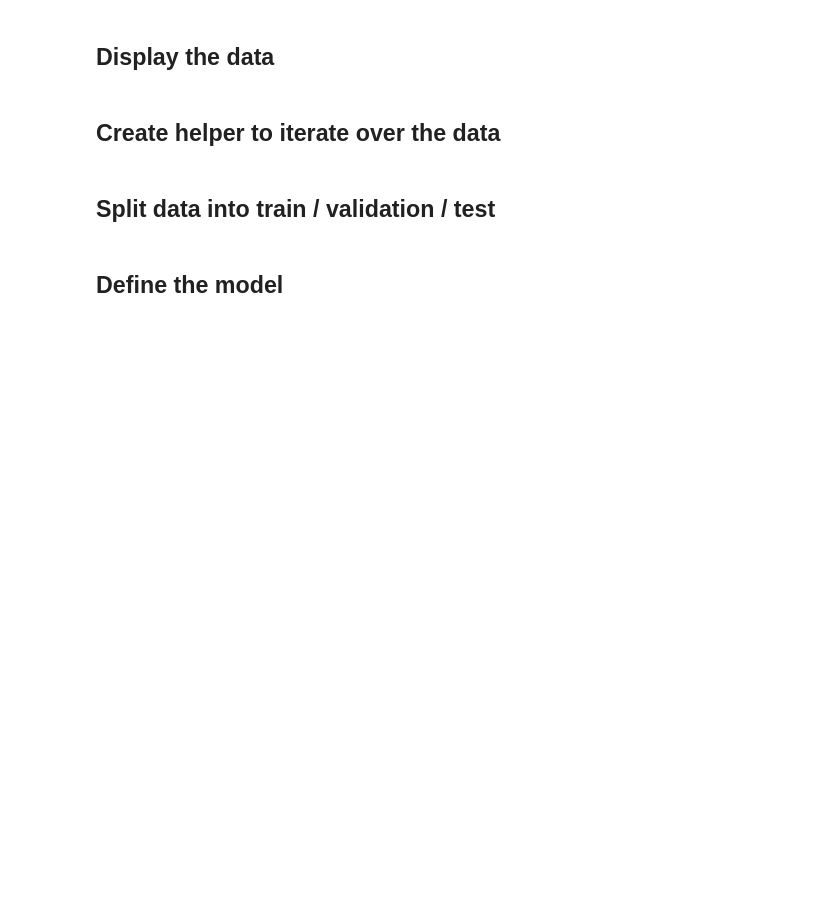
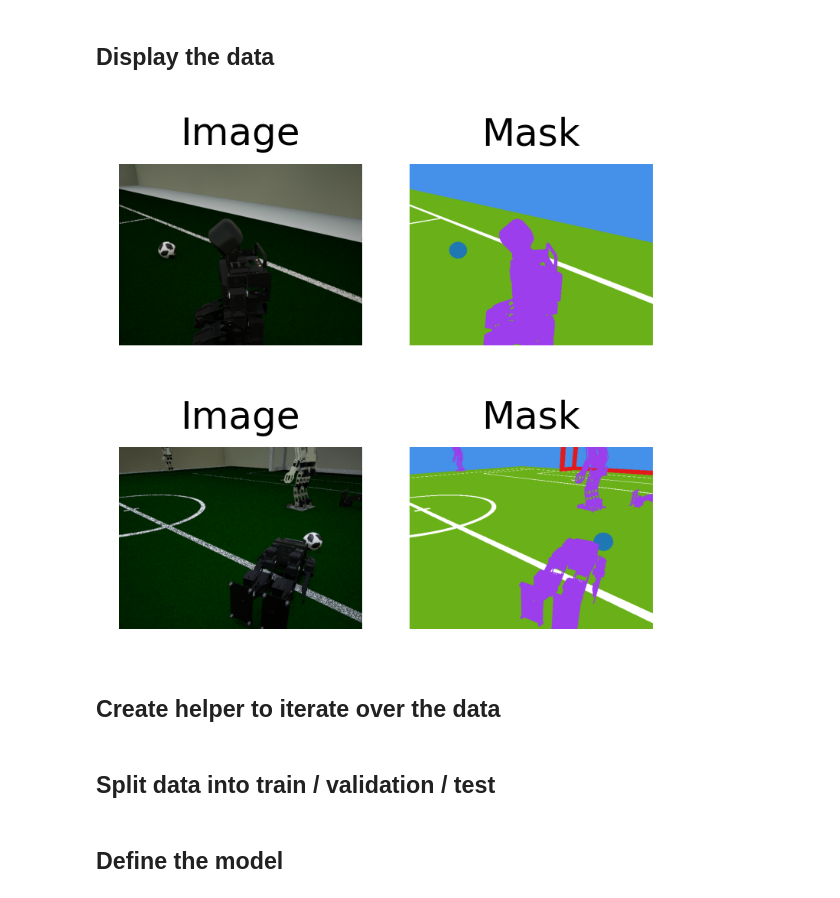
Before and after one commit to ahmadreza-n/enel645-project, a Jupyter notebook: enel645_group11_final_project.ipynb, the cells around one changed output. Cells and saved outputs as stored; diff of their text form; code cells hidden in the pictures; blank space fills up the shorter version.

```diff
--- a/enel645_group11_final_project.ipynb
+++ b/enel645_group11_final_project.ipynb
@@ -227,3 +141,21 @@ plt.show()
+# %%
+plt.figure(figsize=(3, 3), dpi=300)
+for i in range(2):
+    img = plt.imread(input_paths[i])
+    plt.subplot(2, 2, i*2+1)
+    plt.imshow(img/img.max())
+    plt.axis('off')
+    plt.title('Image')
+
+    plt.subplot(2, 2, i*2+2)
+    mask = tf.keras.preprocessing.image.load_img(target_paths[i], color_mode='rgb', target_size=IMG_SIZE)
+    mask = tf.keras.preprocessing.image.img_to_array(mask)
+    plt.imshow(mask/mask.max())
+    plt.axis('off')
+    plt.title('Mask')
+plt.show()
+# %% [output]
+[figure, added]
 # %% [markdown]
 ## Create helper to iterate over the data
 # %%
```
Also changed, not shown: parts of 10 cells of this notebook.
